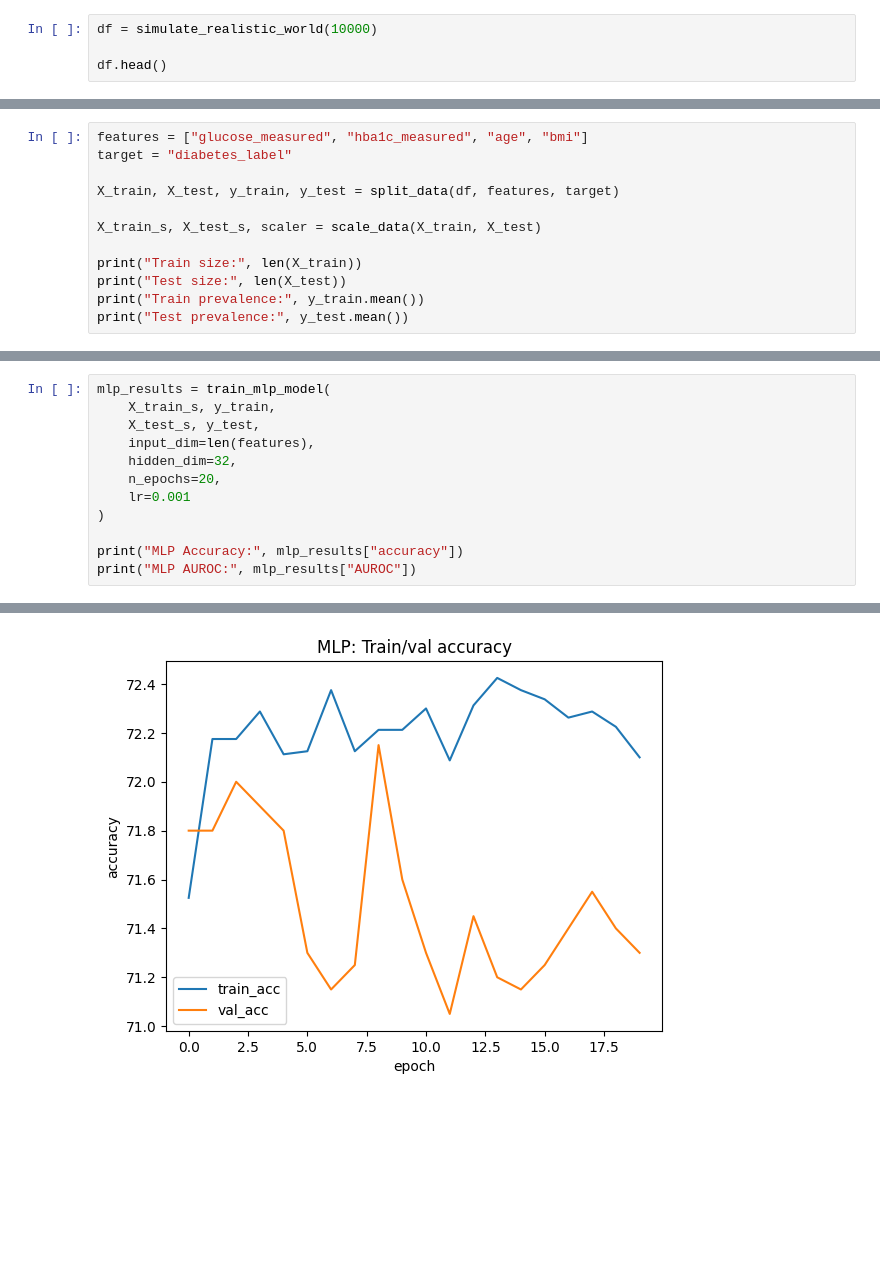
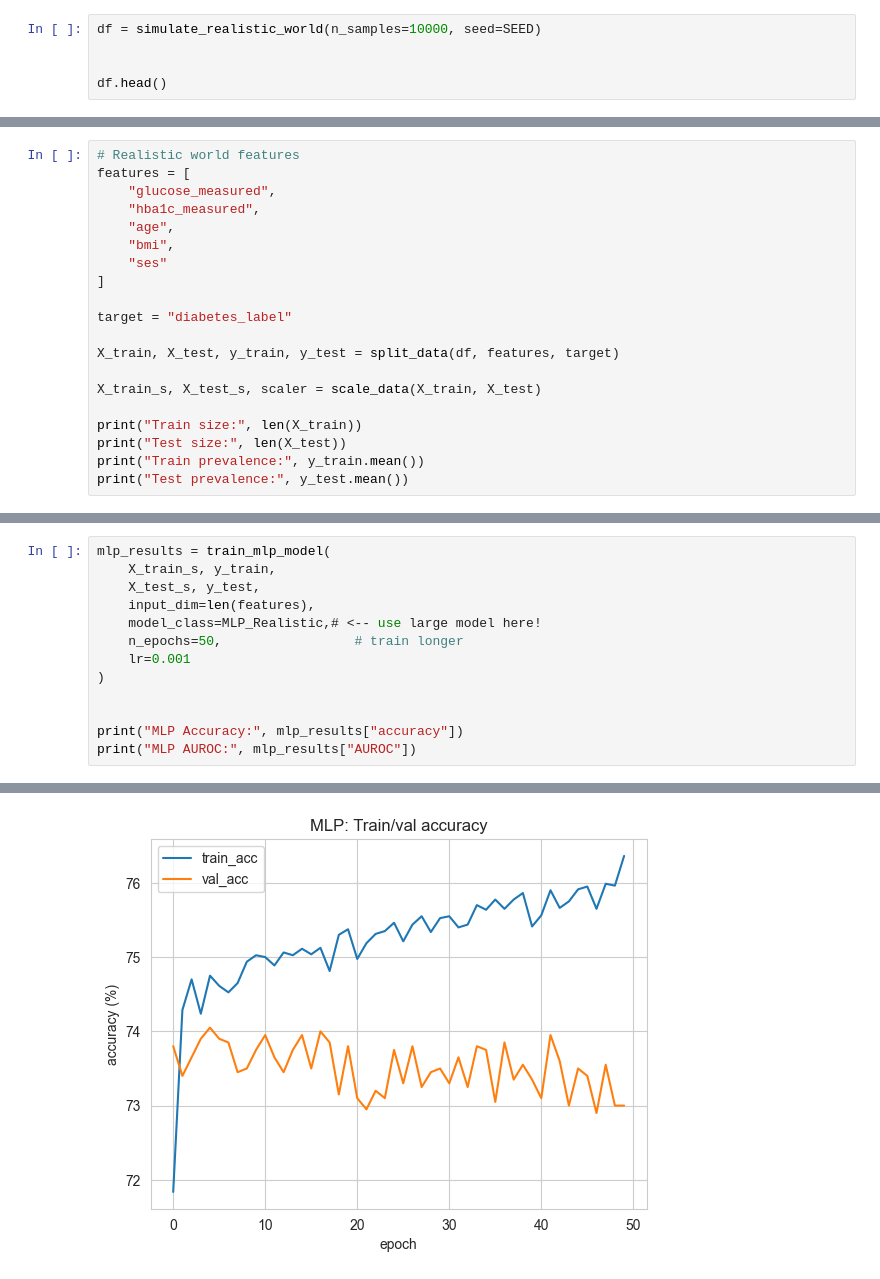
Before and after one commit to isabelle-bustamante/diabetes-fairness-ml, a Jupyter notebook: experiments/03_realistic_world.ipynb, the cells around one changed output, grey strips where cells are left out. Cells and saved outputs as stored; diff of their text form; blank space fills up the shorter version.

```diff
--- a/experiments/03_realistic_world.ipynb
+++ b/experiments/03_realistic_world.ipynb
@@ -14,7 +26,8 @@ from src.training.train_mlp import train_mlp_model, plot
 # Fairness metrics
 from src.metrics.fairness import fairness_by_group, equal_opportunity_diff
 # %%
-df = simulate_realistic_world(10000)
+df = simulate_realistic_world(n_samples=10000, seed=SEED)
+
 
 df.head()
 # %% [output]
@@ -27,5 +46,13 @@ df.head()
 # %%
-features = ["glucose_measured", "hba1c_measured", "age", "bmi"]
+# Realistic world features
+features = [
+    "glucose_measured",
+    "hba1c_measured",
+    "age",
+    "bmi",
+    "ses"
+]
+
 target = "diabetes_label"
 
 X_train, X_test, y_train, y_test = split_data(df, features, target)
@@ -57,11 +84,12 @@ mlp_results = train_mlp_model(
     X_train_s, y_train,
     X_test_s, y_test,
     input_dim=len(features),
-    hidden_dim=32,
-    n_epochs=20,
+    model_class=MLP_Realistic,# <-- use large model here!
+    n_epochs=50,                 # train longer
     lr=0.001
 )
 
+
 print("MLP Accuracy:", mlp_results["accuracy"])
 print("MLP AUROC:", mlp_results["AUROC"])
 # %% [output]
@@ -86 +114 @@ MLP AUROC: 0.6534164365046718
-[figure, old version]
+[figure, new version]
```
Also changed, not shown: parts of 22 cells of this notebook, 8 other files.
